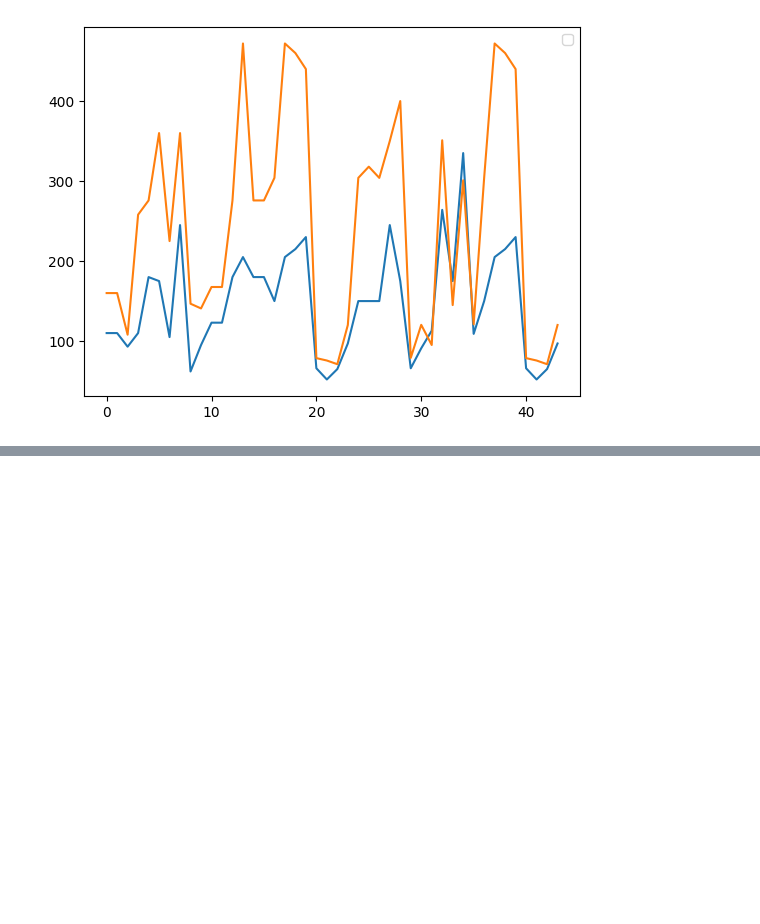
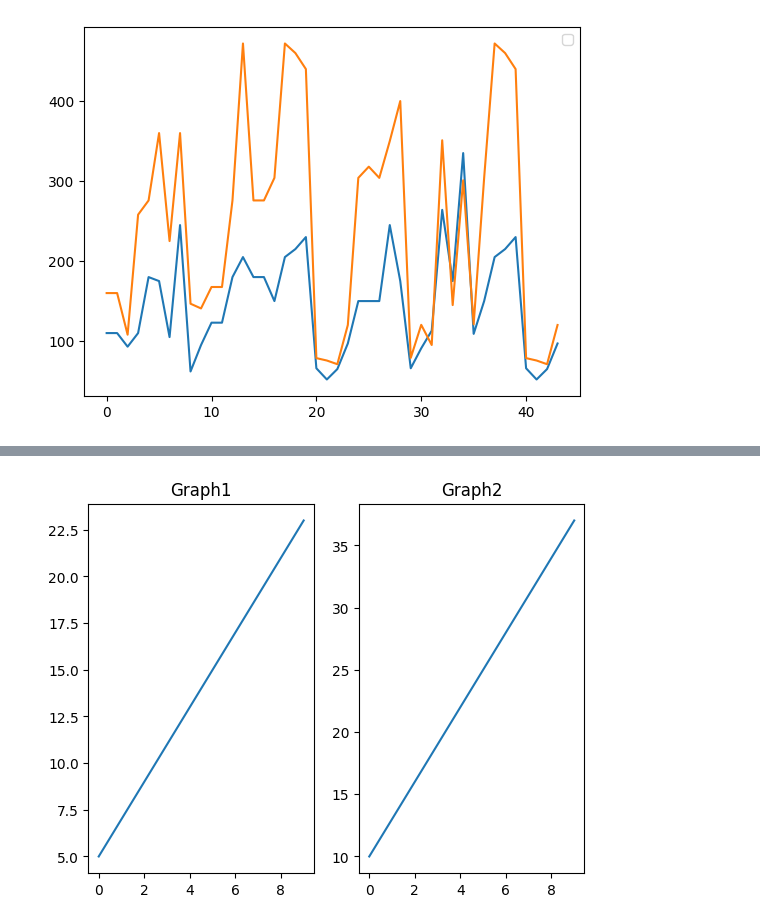
Before and after one commit to Somani-coder/Python_All, a Jupyter notebook: pandas.ipynb, the cells around one changed output, grey strips where cells are left out. Saved outputs shown, nothing was run; the diff lists cells and outputs as text; code cells hidden in the pictures; blank space fills up the shorter version.

```diff
--- a/pandas.ipynb
+++ b/pandas.ipynb
@@ -965,0 +1003,24 @@ plt.legend()
+# %%
+import numpy as np
+import matplotlib.pyplot as plt
+%matplotlib inline
+
+#using subplot for 2 different graph
+
+x = np.arange(0, 10, 1)     #[0,1,2,3,4,.....,9]
+y1 = 2 * x + 5              #[5,7,...........,23]
+y2 = 3 * x + 10             #[10,13,..........,37]
+
+# Create two or more plots in a fig
+plt.subplot(1, 2, 1)
+# Plotting the points
+plt.plot(x, y1)
+plt.title('Graph1')
+
+plt.subplot(1, 2, 2)
+plt.plot(x, y2)
+plt.title('Graph2')
+
+plt.show()
+# %% [output]
+[figure, added]
```
Also changed, not shown: parts of 15 cells of this notebook, 3 other files.
